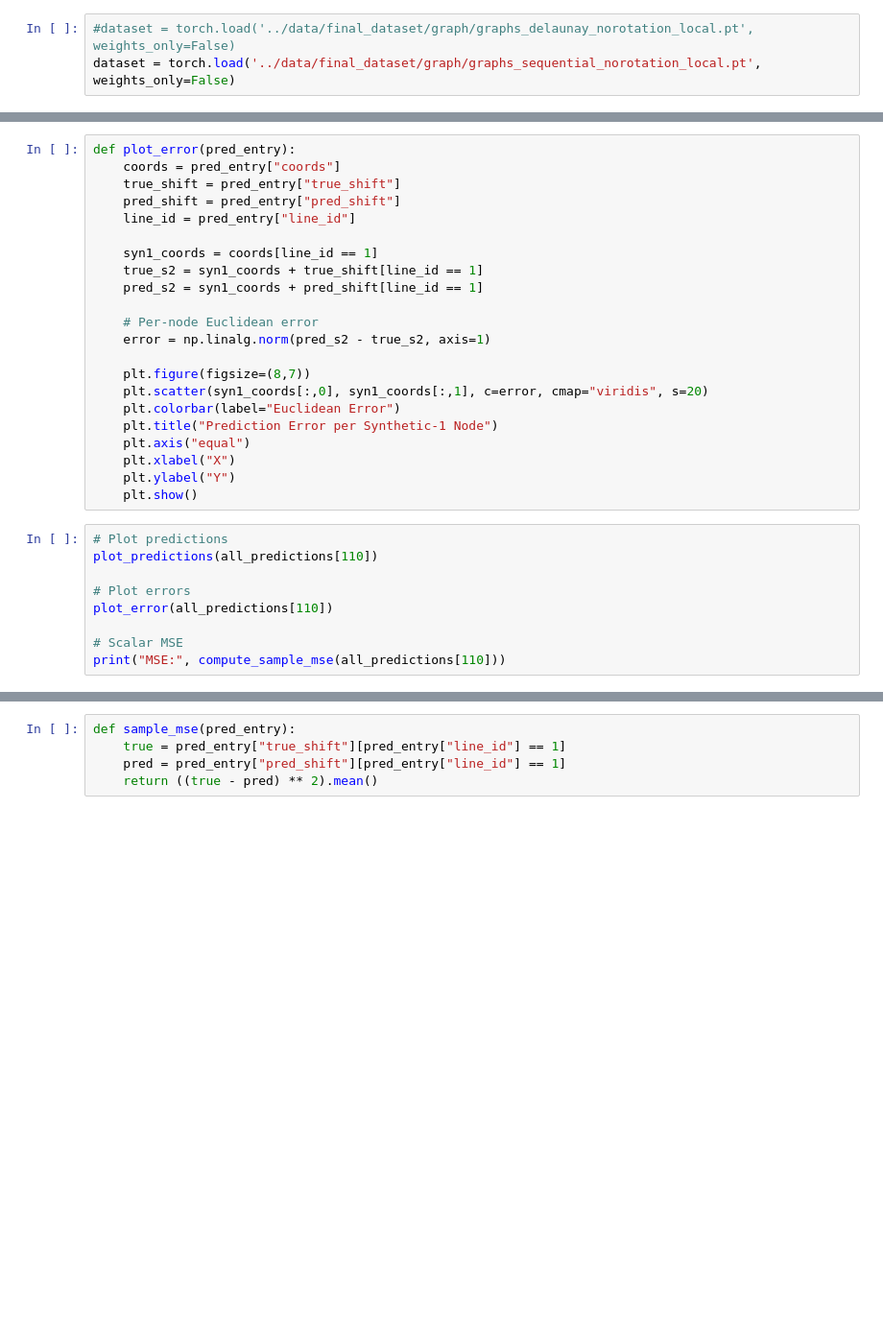
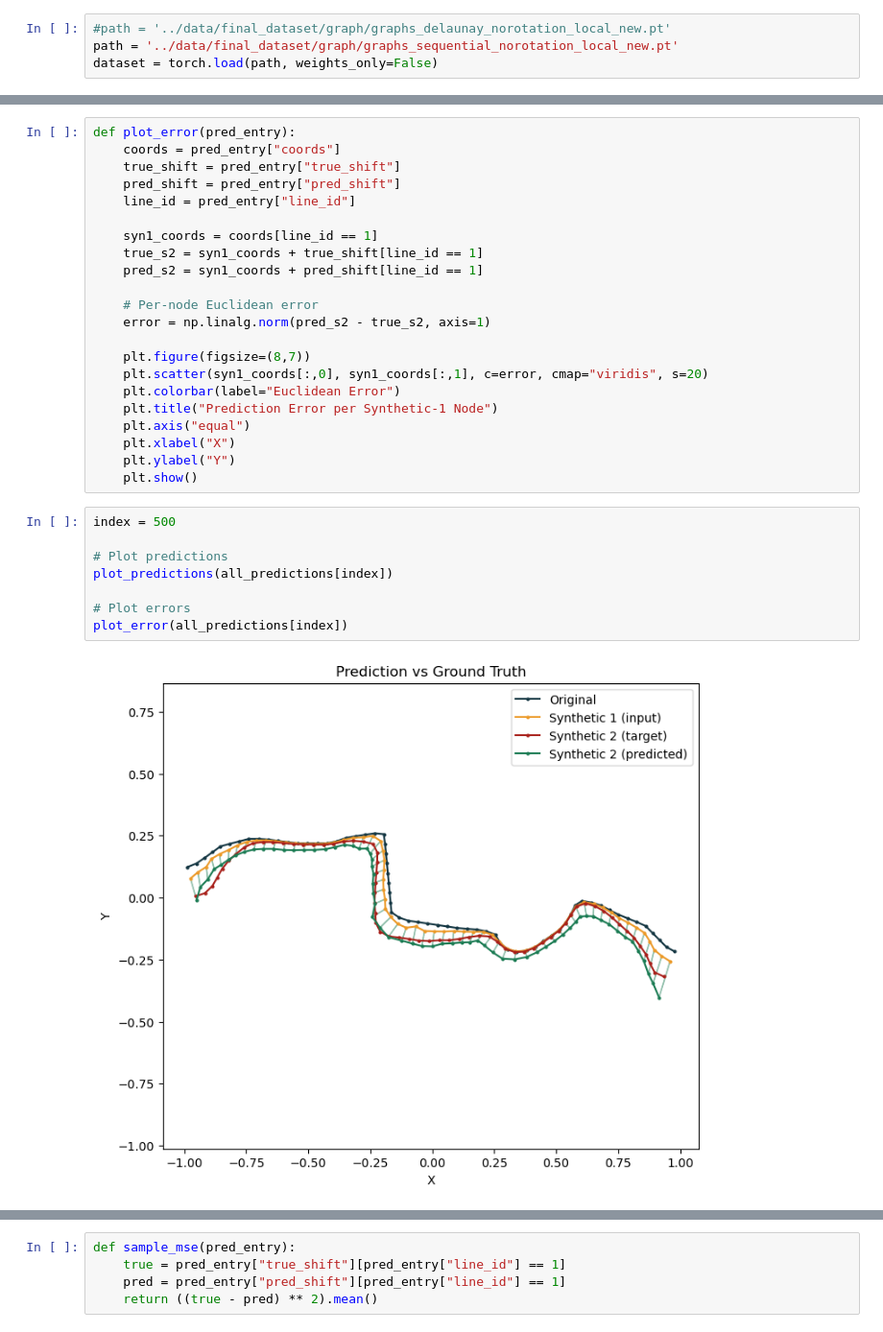
Before and after one commit to Piviwo/line-displacement, a Jupyter notebook: models/graph_Model.ipynb, the cells around one changed output, grey strips where cells are left out. Shown at 96% size. Cells and saved outputs as stored; diff of their text form; blank space fills up the shorter version.

```diff
--- a/models/graph_Model.ipynb
+++ b/models/graph_Model.ipynb
@@ -22,8 +20,9 @@ from datetime import datetime
 # %% [markdown]
 ## LOADING THE DATA
 # %%
-#dataset = torch.load('../data/final_dataset/graph/graphs_delaunay_norotation_local.pt', weights_only=False)
-dataset = torch.load('../data/final_dataset/graph/graphs_sequential_norotation_local.pt', weights_only=False)
+#path = '../data/final_dataset/graph/graphs_delaunay_norotation_local_new.pt'
+path = '../data/final_dataset/graph/graphs_sequential_norotation_local_new.pt'
+dataset = torch.load(path, weights_only=False)
 # %%
 # Split ratios
 train_ratio = 0.5
@@ -509,11 +517,12 @@ def plot_error(pred_entry):
     plt.ylabel("Y")
     plt.show()
 # %%
+index = 500
+
 # Plot predictions
-plot_predictions(all_predictions[110])
+plot_predictions(all_predictions[index])
 
 # Plot errors
-plot_error(all_predictions[110])
-
-# Scalar MSE
-print("MSE:", compute_sample_mse(all_predictions[110]))
+plot_error(all_predictions[index])
+# %% [output]
+[figure, added]
```
Also changed, not shown: parts of 20 cells of this notebook, 25 other files.
